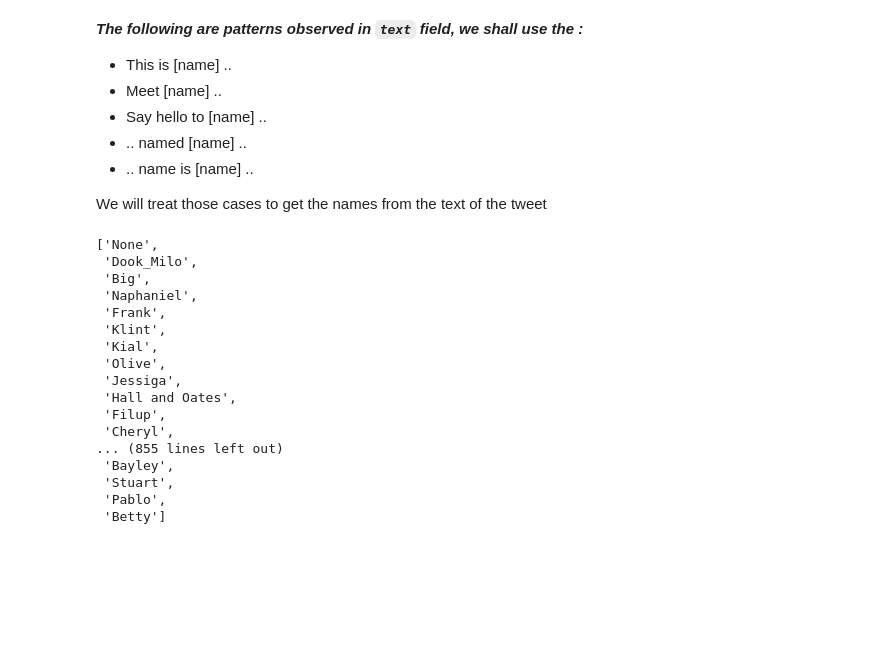
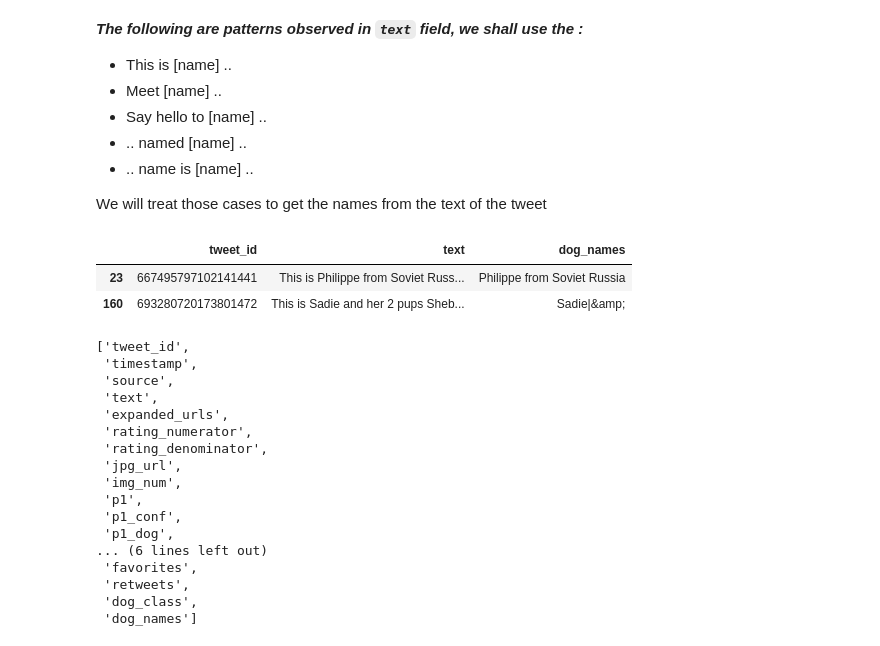
Before and after one commit to saikn85/Wrangle_WeRateDogs, a Jupyter notebook: wrangle_act.ipynb, the cells around one changed output. Drawn from its saved outputs; the diff is of its cells as text; code cells hidden in the pictures; blank space fills up the shorter version.

```diff
--- a/wrangle_act.ipynb
+++ b/wrangle_act.ipynb
@@ -727,9 +728,9 @@ for text in master_copy['text']:
             if len(temp) == 1:
                 dog_names.append(temp[0])
             elif len(temp) == 3:
-                dog_names.append(temp[0]+"_"+temp[-1])
+                dog_names.append(temp[0]+"|"+temp[-1])
             else:
-                dog_names.append(temp[0]+"_"+temp[-2])
+                dog_names.append(temp[0]+"|"+temp[-2])
         elif 'named' in re.search(pattern_1, text).group(2):
             temp = re.search(pattern_1, text).group(2).split()
             dog_names.append(temp[-1])
@@ -745,9 +746,9 @@ for text in master_copy['text']:
             if len(temp) == 1:
                 dog_names.append(temp[0])
             elif len(temp) == 3:
-                dog_names.append(temp[0]+"_"+temp[-1])
+                dog_names.append(temp[0]+"|"+temp[-1])
             else:
-                dog_names.append(temp[0]+"_"+temp[-2])
+                dog_names.append(temp[0]+"|"+temp[-2])
         # if our name has alternatives
         elif '(' in re.search(pattern_2, text).group(1):
             dog_names.append(re.search(pattern_2, text).group(1).split()[0])
@@ -766,9 +767,9 @@ for text in master_copy['text']:
             if len(temp) == 1:
                 dog_names.append(temp[0])
             elif len(temp) == 3:
-                dog_names.append(temp[0]+"_"+temp[-1])
+                dog_names.append(temp[0]+"|"+temp[-1])
             else:
-                dog_names.append(temp[0]+"_"+temp[-2])
+                dog_names.append(temp[0]+"|"+temp[-2])
         else:
             dog_names.append(re.search(pattern_3, text).group(1))
 
@@ -787,32 +788,23 @@ for text in master_copy['text']:
 # adding this new set of names to our master_copy
 master_copy['dog_names'] = dog_names
 # %%
-# we have some new non names, we are going to set them as None,
-# because these good dogs have no names.
+# new non names.
 non_names = []
 pattern_4 = r'^[a-z].*'
 for name in master_copy['dog_names']:
     if re.search(pattern_4, name):
         master_copy.loc[master_copy['dog_names'] == name, ['dog_names']] = 'None'
-        non_names.append(re.search(pattern_4, name).group())
-
-# printing unique names form dog_names
-master_copy['dog_names'].unique().tolist()
+        non_names.append(name)
-# %% [output]
-['None',
- 'Dook_Milo',
- 'Big',
- 'Naphaniel',
- 'Frank',
- 'Klint',
- 'Kial',
- 'Olive',
- 'Jessiga',
- 'Hall and Oates',
- 'Filup',
- 'Cheryl',
-... (855 lines left out)
- 'Bayley',
- 'Stuart',
- 'Pablo',
- 'Betty']
+# %%
+# dog_names with and to be replaced with |
+for name in master_copy['dog_names']:
+    master_copy['dog_names'] = master_copy['dog_names'].str.replace(pat = r'\sand\s', repl = "|", regex = True)
+# %%
+# we need to replace two cells, with names 'Sadie|&amp;', 'Phillippe ...',
+pd.set_option('display.max_colwidth', -1)
+master_copy[(master_copy['dog_names'] == "Philippe from Soviet Russia") |
+            (master_copy['dog_names'] == "Sadie|&amp;")][['tweet_id', 'text', 'dog_names']]
+# %% [output]
+|  | tweet_id | text | dog_names |
+| 23 | 667495797102141441 | This is Philippe from Soviet Russ... | Philippe from Soviet Russia |
+| 160 | 693280720173801472 | This is Sadie and her 2 pups Sheb... | Sadie|&amp; |
@@ -818,0 +840,24 @@ master_copy['dog_names'].unique().tolist()
+# %%
+# dropping column name
+master_copy = master_copy.drop(['name'], axis = 1)
+
+# printing columns in master_copy
+master_copy.columns.tolist()
+# %% [output]
+['tweet_id',
+ 'timestamp',
+ 'source',
+ 'text',
+ 'expanded_urls',
+ 'rating_numerator',
+ 'rating_denominator',
+ 'jpg_url',
+ 'img_num',
+ 'p1',
+ 'p1_conf',
+ 'p1_dog',
+... (6 lines left out)
+ 'favorites',
+ 'retweets',
+ 'dog_class',
+ 'dog_names']
```
Also changed, not shown: parts of 5 cells of this notebook.
